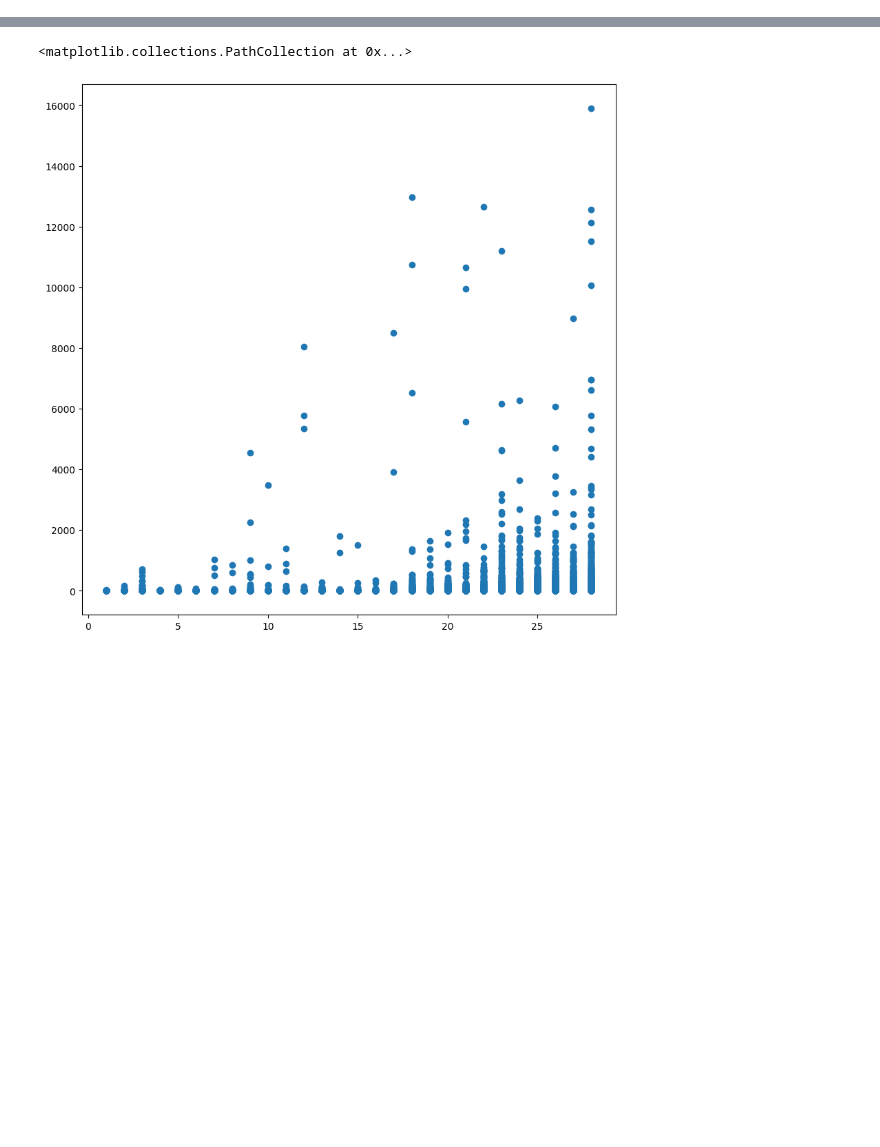
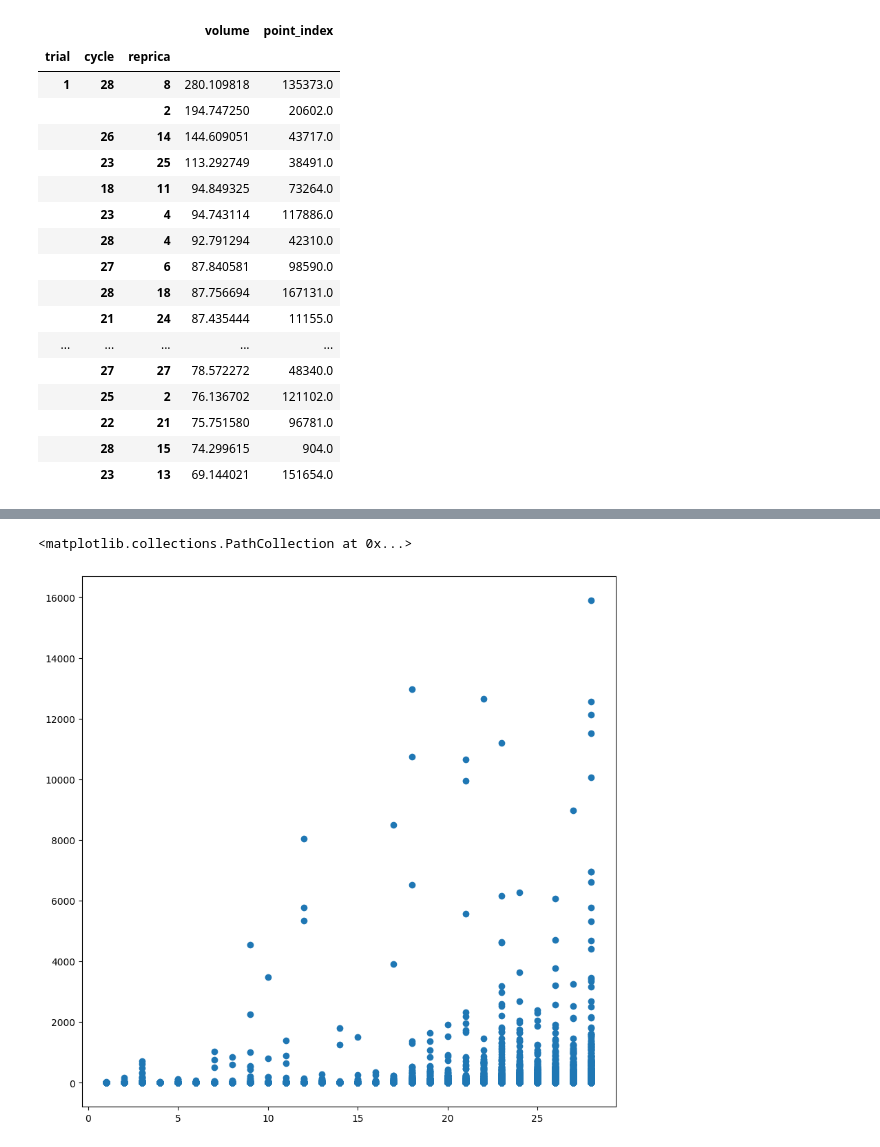
Before and after one commit to mukaiyama729/ResearchAnalysis, a Jupyter notebook: tesselation.ipynb, the cells around one changed output, grey strips where cells are left out. Cells and saved outputs as stored; diff of their text form; code cells hidden in the pictures; blank space fills up the shorter version.

```diff
--- a/tesselation.ipynb
+++ b/tesselation.ipynb
@@ -890,0 +830,3 @@ analysis.show_data_voronoi()
+# %%
+df = analysis.d_result
+df[df['cycle'] == 1].x
@@ -891,3 +846,24 @@ analysis.show_data_voronoi()
+# %%
+df.groupby(['trial', 'cycle', 'reprica']).mean().sort_values('volume', ascending=False).head(20)
+# %% [output]
+|  |  |  | volume | point_index |
+| trial | cycle | reprica |  |  |
+| 1 | 28 | 8 | 280.109818 | 135373.0 |
+|  |  | 2 | 194.747250 | 20602.0 |
+|  | 26 | 14 | 144.609051 | 43717.0 |
+|  | 23 | 25 | 113.292749 | 38491.0 |
+|  | 18 | 11 | 94.849325 | 73264.0 |
+|  | 23 | 4 | 94.743114 | 117886.0 |
+|  | 28 | 4 | 92.791294 | 42310.0 |
+|  | 27 | 6 | 87.840581 | 98590.0 |
+|  | 28 | 18 | 87.756694 | 167131.0 |
+|  | 21 | 24 | 87.435444 | 11155.0 |
+| ... | ... | ... | ... | ... |
+|  | 27 | 27 | 78.572272 | 48340.0 |
+|  | 25 | 2 | 76.136702 | 121102.0 |
+|  | 22 | 21 | 75.751580 | 96781.0 |
+|  | 28 | 15 | 74.299615 | 904.0 |
+|  | 23 | 13 | 69.144021 | 151654.0 |
 # %%
 analysis.v_result.sort_values('volume', ascending=False).head(100)
 # %% [output]
```
Also changed, not shown: parts of 17 cells of this notebook, 2 other files.
